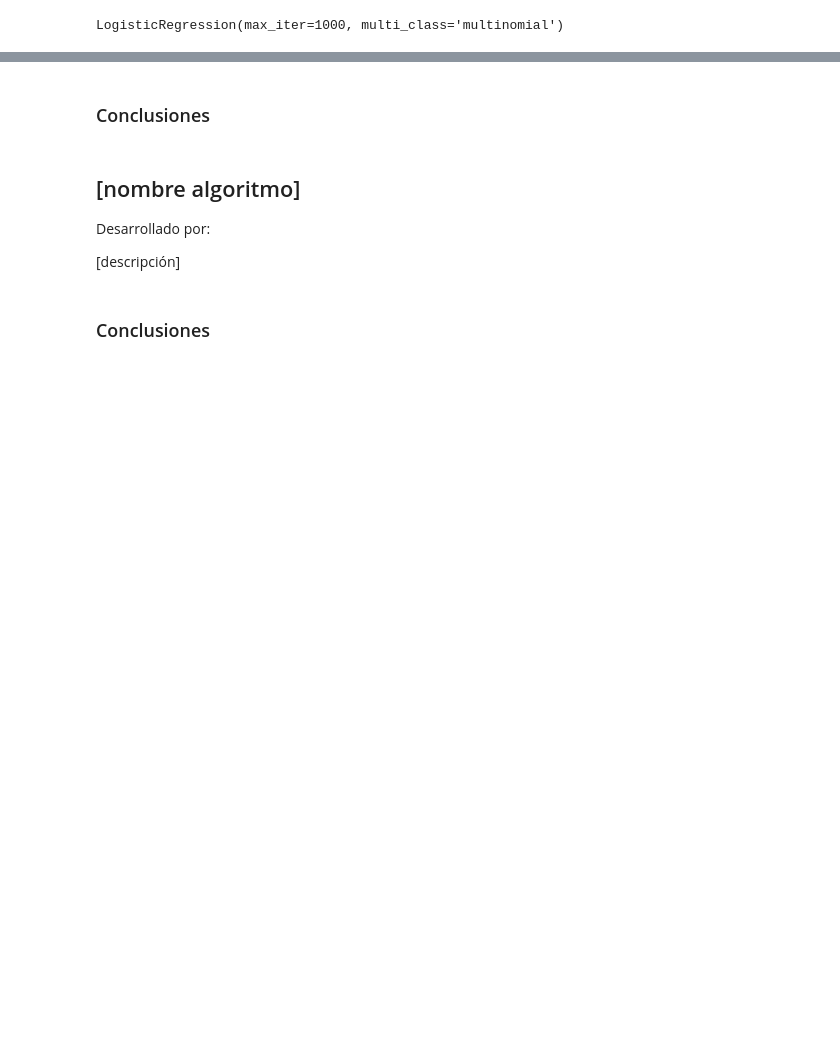
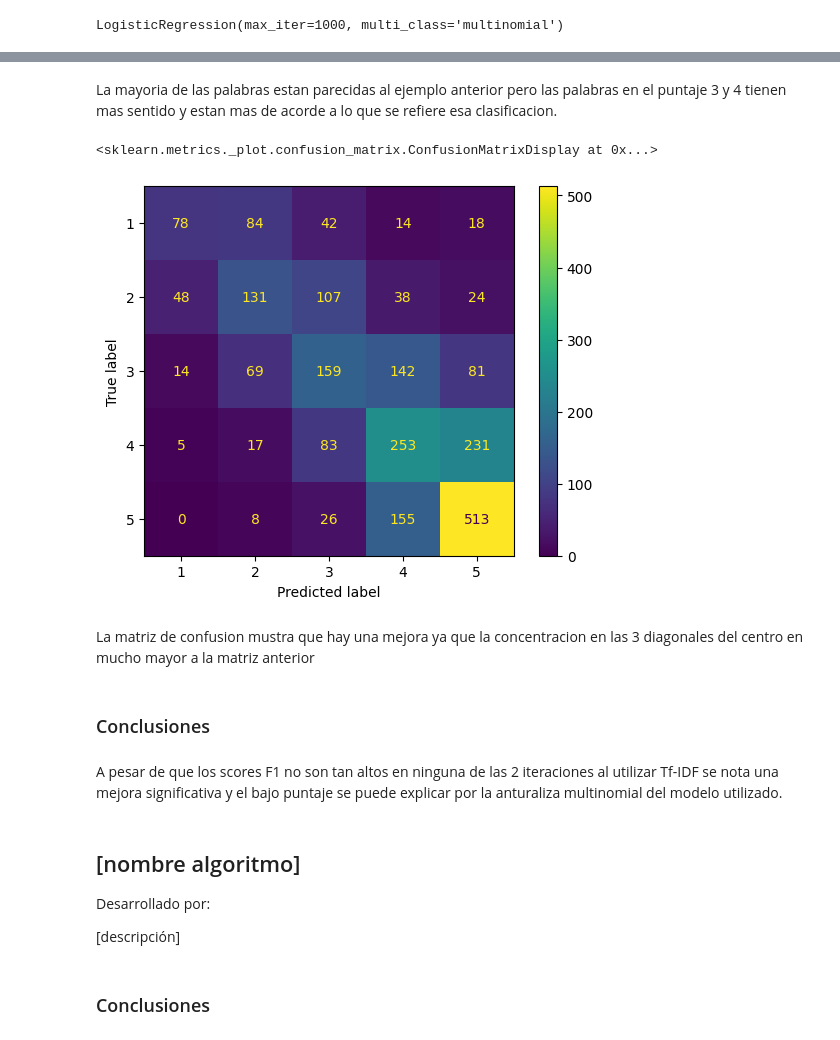
Before and after one commit to bi-202410/proyecto-1, a Jupyter notebook: text-analysis.ipynb, the cells around one changed output, grey strips where cells are left out. Saved outputs shown, nothing was run; the diff lists cells and outputs as text; code cells hidden in the pictures; blank space fills up the shorter version.

```diff
--- a/text-analysis.ipynb
+++ b/text-analysis.ipynb
@@ -195,10 +328,10 @@ Desarrollado por: Mariana Forero
 # %%
 # Train the logistic regression model
 model = LogisticRegression(multi_class='multinomial', max_iter=1000)  # Increase max_iter for convergence
-model.fit(X_train_bow, y_train)
+model.fit(X_train_tfidf, y_train)
 # %% [output]
 LogisticRegression(max_iter=1000, multi_class='multinomial')
 # %%
-x_test_vec=bow_vectorizer.transform(X_test)
+x_test_vec=tfidf_vectorizer.transform(X_test)
 # %%
 y_pred = model.predict(x_test_vec)
@@ -257,5 +401,16 @@ visua
+# %% [markdown]
+La mayoria de las palabras estan parecidas al ejemplo anterior pero las palabras en el puntaje 3 y 4 tienen mas sentido y estan mas de acorde a lo que se refiere esa clasificacion.
+# %%
+ConfusionMatrixDisplay.from_predictions(y_test, y_pred)
+# %% [output]
+<sklearn.metrics._plot.confusion_matrix.ConfusionMatrixDisplay at 0x...>
+[figure, added]
+# %% [markdown]
+La matriz de confusion mustra que hay una mejora ya que la concentracion en las 3 diagonales del centro en mucho mayor a la matriz anterior
 # %% [markdown]
 ### Conclusiones
+# %% [markdown]
+A pesar de que los scores F1 no son tan altos en ninguna de las 2 iteraciones al utilizar Tf-IDF se nota una mejora significativa y el bajo puntaje se puede explicar por la anturaliza multinomial del modelo utilizado.
 # %% [markdown]
 ## [nombre algoritmo]
 
```
Also changed, not shown: parts of 43 cells of this notebook.
